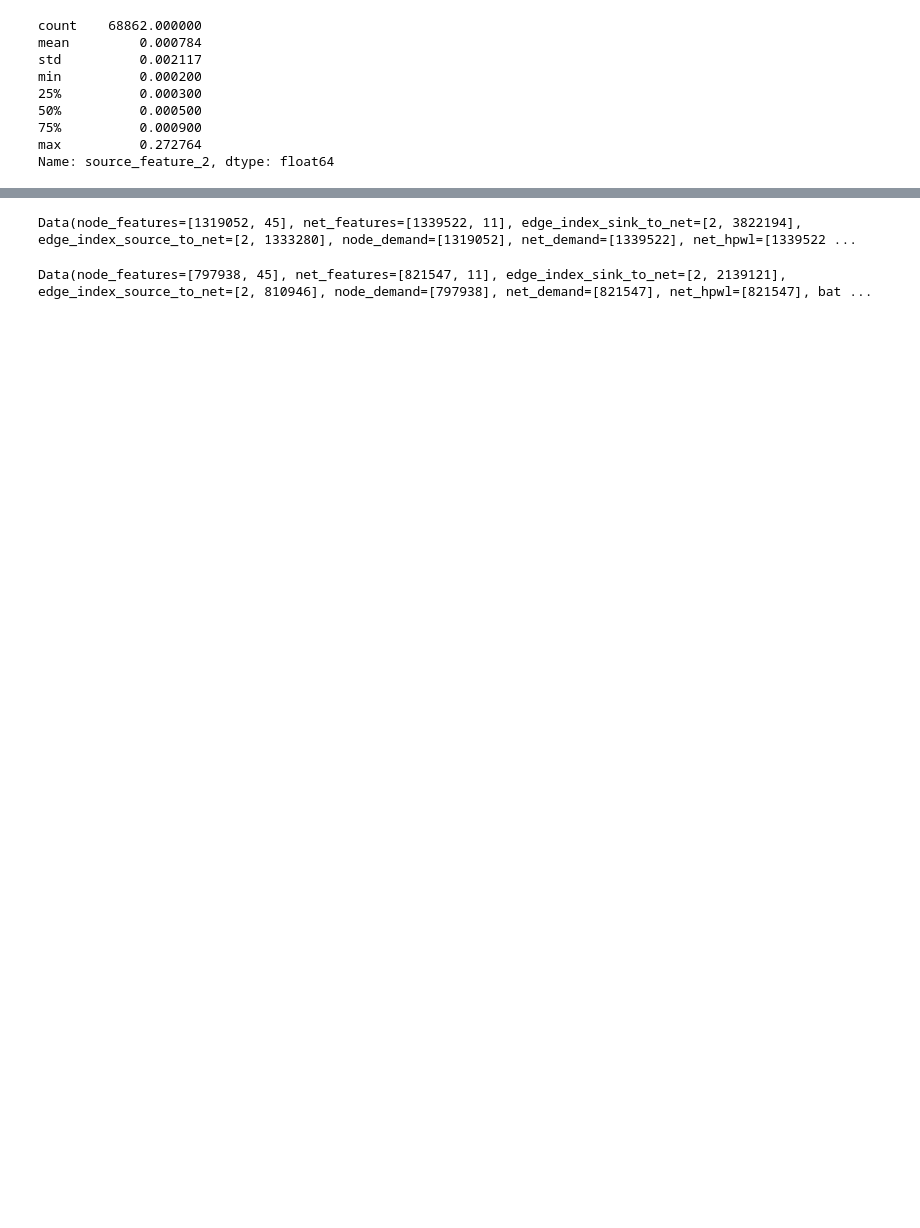
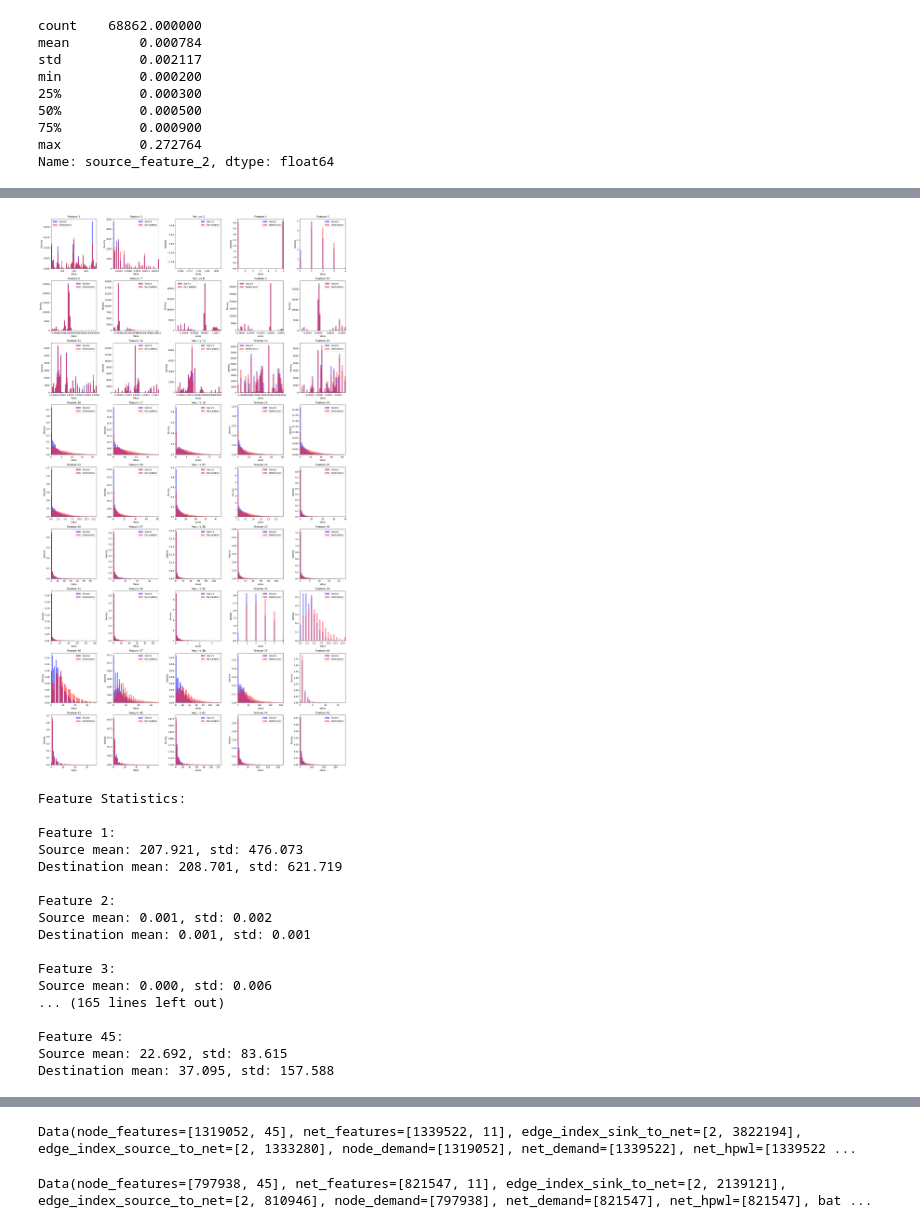
Before and after one commit to waltercywong/Congestion-Prediction-with-Walks-and-Paritioning, a Jupyter notebook: src/notebooks/data_exploration.ipynb, the cells around one changed output, grey strips where cells are left out. Cells and saved outputs as stored; diff of their text form; code cells hidden in the pictures; blank space fills up the shorter version.

```diff
--- a/src/notebooks/data_exploration.ipynb
+++ b/src/notebooks/data_exploration.ipynb
@@ -795,0 +1001,72 @@ pairs_df[pairs_df['source'] == pairs_df['source'].max()]
+# %%
+import matplotlib.pyplot as plt
+import numpy as np
+
+# Create figure with subplots arranged in a grid
+n_features = 45
+n_cols = 5
+n_rows = (n_features + n_cols - 1) // n_cols
+fig, axes = plt.subplots(n_rows, n_cols, figsize=(20, 4*n_rows))
+axes = axes.flatten()
+
+# For each feature
+for i in range(n_features):
+    source_data = df[f'source_feature_{i+1}']
+    dest_data = df[f'destination_feature_{i+1}']
+
+    # Calculate common bins based on combined data range
+    combined_data = np.concatenate([source_data, dest_data])
+    q1, q3 = np.percentile(combined_data, [1, 99])
+    bins = np.linspace(q1, q3, 50)  # 50 bins between 1st and 99th percentile
+
+    # Create overlapping histograms
+    axes[i].hist(source_data, bins=bins, color='blue', alpha=0.5, label='Source', density=True)
+    axes[i].hist(dest_data, bins=bins, color='red', alpha=0.5, label='Destination', density=True)
+
+    # Set titles and labels
+    axes[i].set_title(f'Feature {i+1}')
+    axes[i].set_xlabel('Value')
+    axes[i].set_ylabel('Density')
+    axes[i].legend()
+
+    # Set x-axis limits to focus on the main distribution
+    axes[i].set_xlim(q1, q3)
+
+# Remove any empty subplots
+for i in range(n_features, len(axes)):
+    fig.delaxes(axes[i])
+
+plt.tight_layout()
+plt.show()
+
+# Print basic statistics for each feature
+print("\nFeature Statistics:")
+for i in range(n_features):
+    print(f"\nFeature {i+1}:")
+    print("Source mean: {:.3f}, std: {:.3f}".format(
+        df[f'source_feature_{i+1}'].mean(),
+        df[f'source_feature_{i+1}'].std()
+    ))
+    print("Destination mean: {:.3f}, std: {:.3f}".format(
+        df[f'destination_feature_{i+1}'].mean(),
+        df[f'destination_feature_{i+1}'].std()
+    ))
+# %% [output]
+[figure, added]
+Feature Statistics:
+
+Feature 1:
+Source mean: 207.921, std: 476.073
+Destination mean: 208.701, std: 621.719
+
+Feature 2:
+Source mean: 0.001, std: 0.002
+Destination mean: 0.001, std: 0.001
+
+Feature 3:
+Source mean: 0.000, std: 0.006
+... (165 lines left out)
+
+Feature 45:
+Source mean: 22.692, std: 83.615
+Destination mean: 37.095, std: 157.588
```
Also changed, not shown: parts of 21 cells of this notebook.
